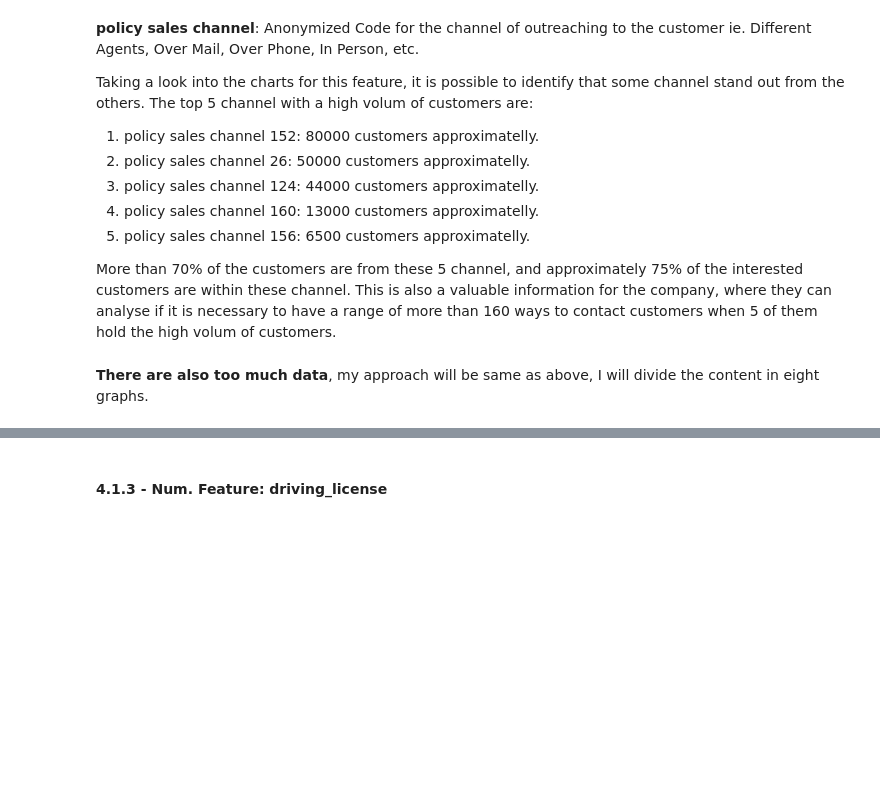
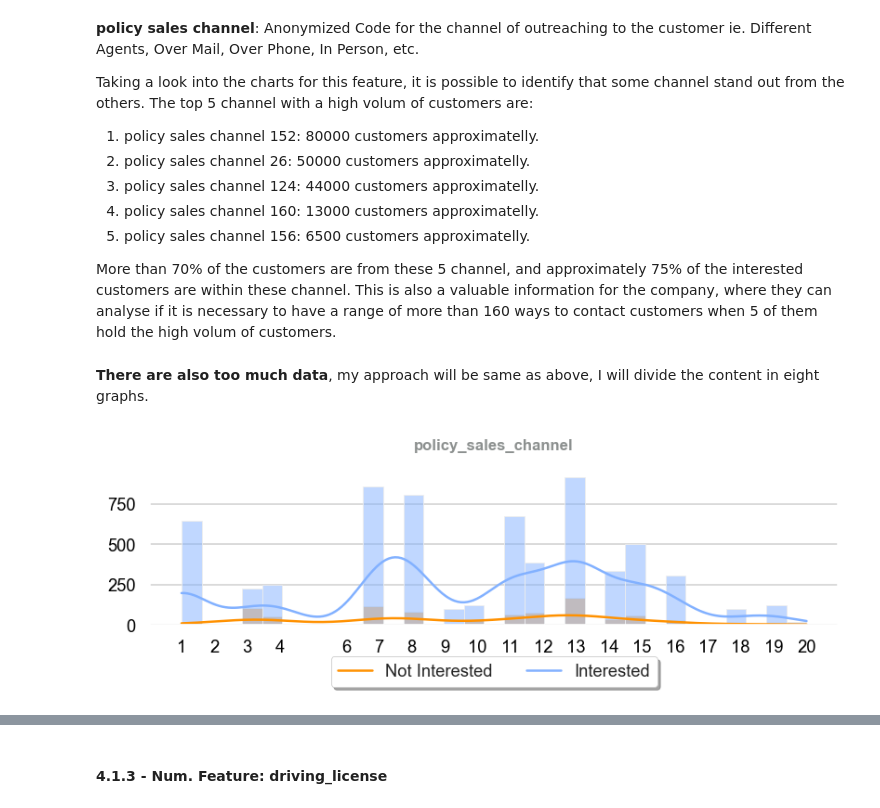
Before and after one commit to RPerottoni/Health_Insurance_Cross_Sell, a Jupyter notebook: notebooks/rp_02_health_insurance.ipynb, the cells around one changed output, grey strips where cells are left out. Drawn from its saved outputs; the diff is of its cells as text; code cells hidden in the pictures; blank space fills up the shorter version.

```diff
--- a/notebooks/rp_02_health_insurance.ipynb
+++ b/notebooks/rp_02_health_insurance.ipynb
@@ -500,3 +649,11 @@ Taking a look into the charts for this feature, it is possible to identify that
 More than 70% of the customers are from these 5 channel, and approximately 75% of the interested customers are within these channel. This is also a valuable information for the company, where they can analyse if it is necessary to have a range of more than 160 ways to contact customers when 5 of them hold the high volum of customers.
 # %% [markdown]
 **There are also too much data**, my approach will be same as above, I will divide the content in eight graphs.
+# %%
+# Filtering the Data
+df_psc20 = df4[df4['policy_sales_channel'] <= 20]
+
+# Ploting the Chart
+hist_chart(df_psc20,'policy_sales_channel','response')
+# %% [output]
+[figure, added]
```
Also changed, not shown: parts of 71 cells of this notebook, 1 other file.
